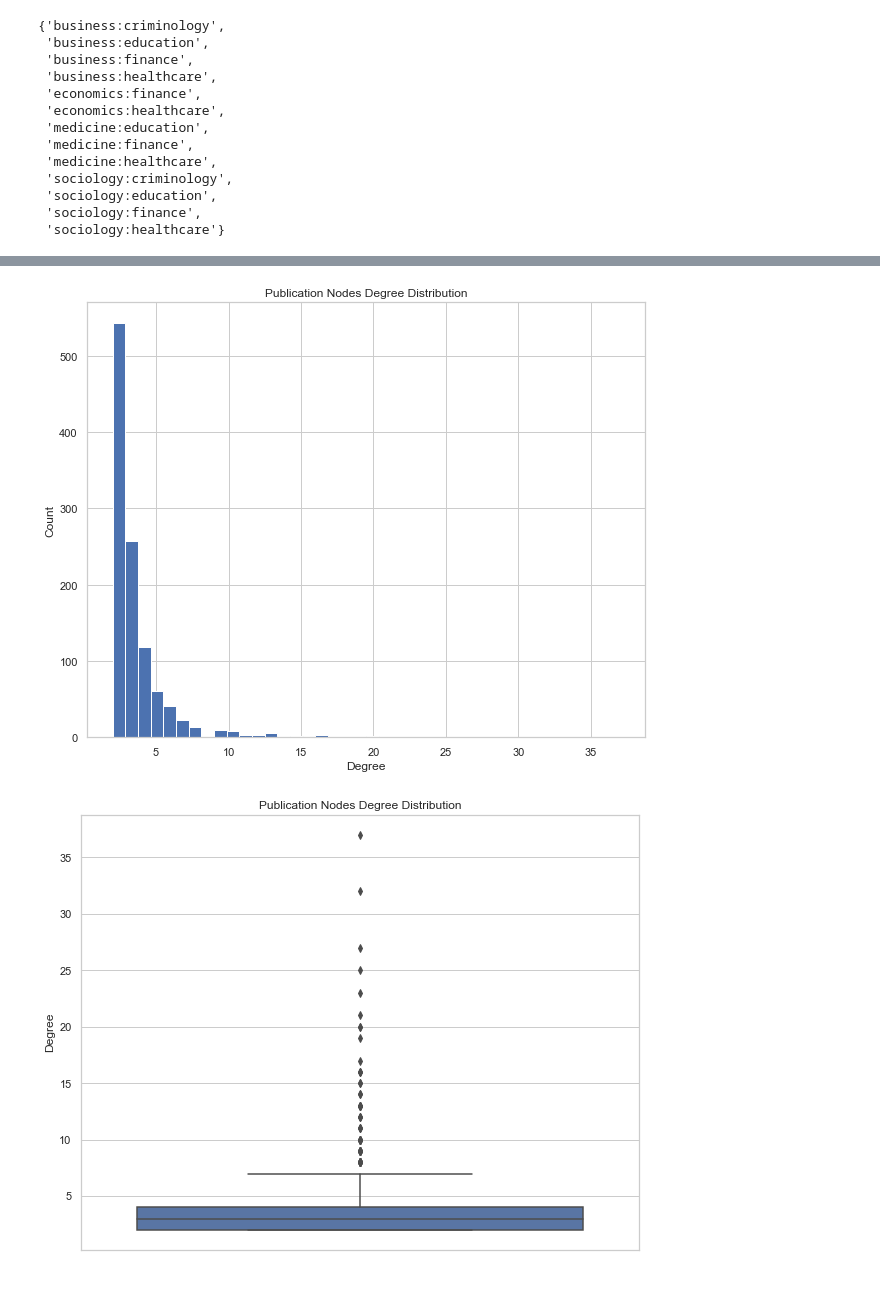
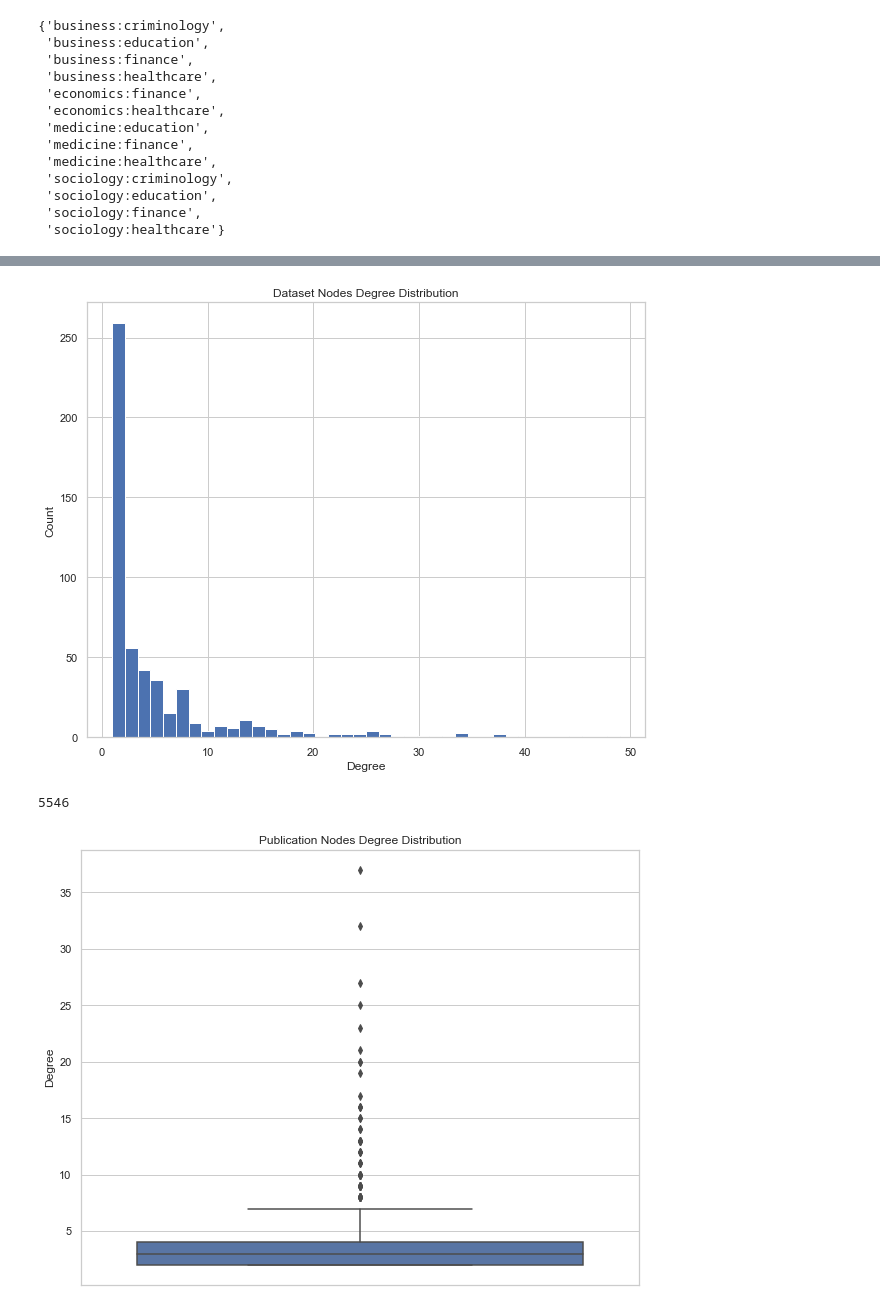
Before and after one commit to rich-context-capstone-2019/Rich-Context-Capstone, a Jupyter notebook: prototype-networkx.ipynb, the cells around one changed output, grey strips where cells are left out. Saved outputs shown, nothing was run; the diff lists cells and outputs as text; code cells hidden in the pictures.

```diff
--- a/prototype-networkx.ipynb
+++ b/prototype-networkx.ipynb
@@ -93,7 +93,7 @@ def plotDegreeDistribution(dataset_degrees, node_type = 'Dataset', ptype = 'dens
     sns.set(style="whitegrid")
     plt.figure(figsize=(10,8))
     if ptype == 'density':
-        sns.distplot(dataset_degrees, hist = True)
+        sns.distplot(dataset_degrees, hist = True, bins = bins)
         plt.ylabel('Density')
         plt.xlabel('Degree')
 
@@ -115,7 +115,11 @@ plotDegreeDistribution(pub_degrees, node_type = 'Publication', ptype = 'density'
 # %%
-plotDegreeDistribution(pub_degrees, node_type = 'Publication', ptype = 'count', figsize = (10,8), bins = 40)
+plotDegreeDistribution(dataset_degrees, node_type = 'Dataset', ptype = 'count', figsize = (10,8), bins = 40)
 # %% [output]
-[figure, old version]
+[figure, new version]
+# %%
+len(G.nodes())
+# %% [output]
+5546
 # %%
 plotDegreeDistribution(pub_degrees, node_type = 'Publication', ptype = 'box', figsize = (10,8), bins = 50)
 # %% [output]
```
Also changed, not shown: parts of 1 cell of this notebook, 16 other files.
